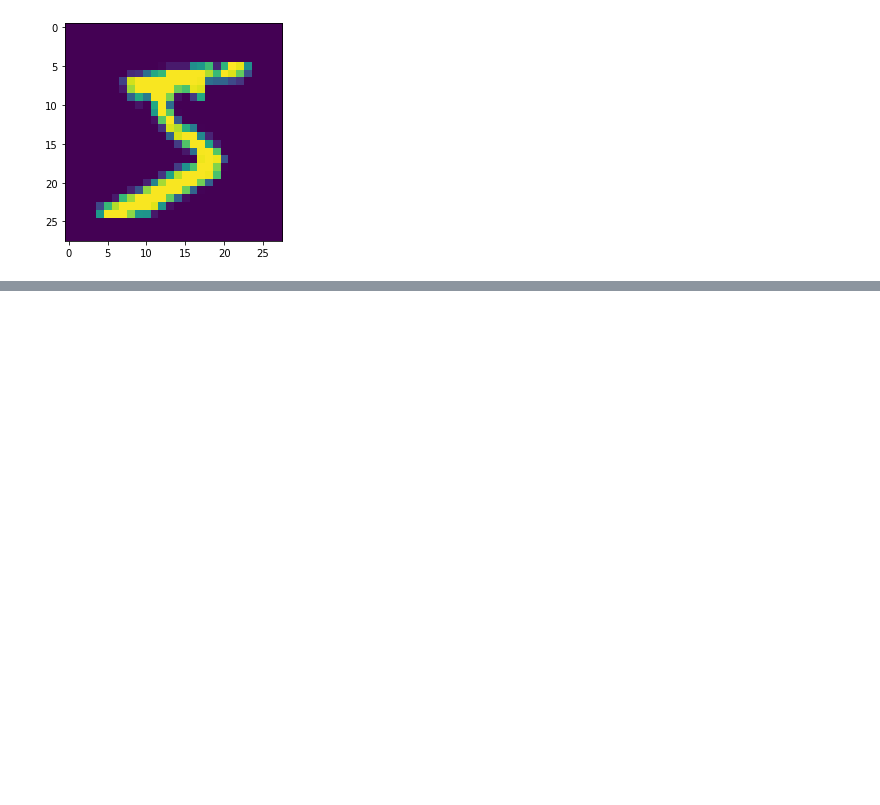
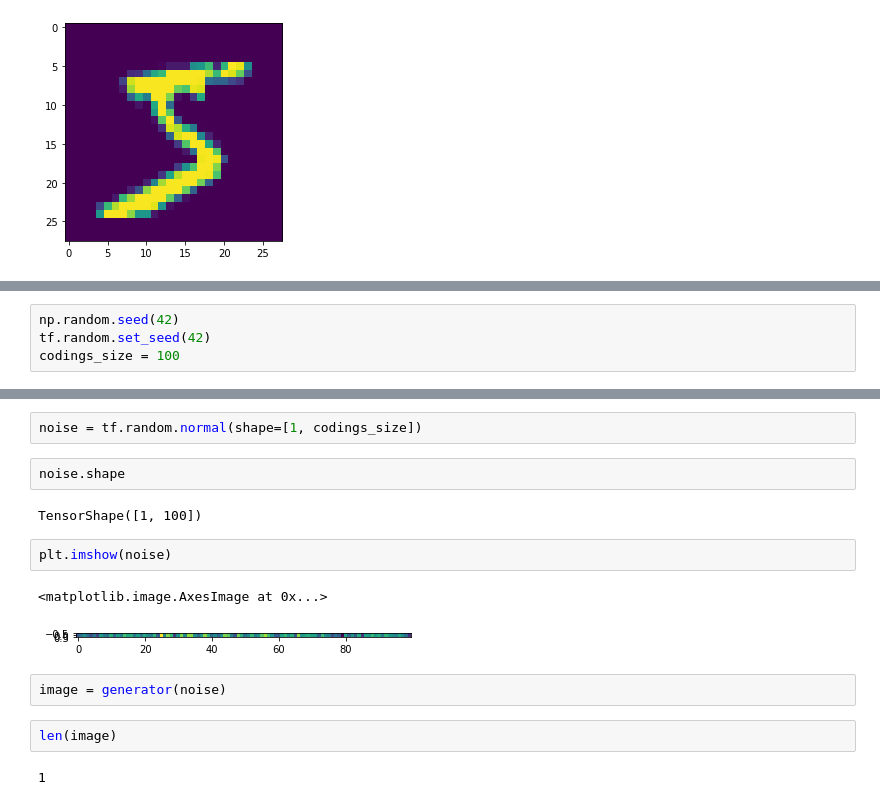
Before and after one commit to darszam/DeepLearning, a Jupyter notebook: GAN/Basic GAN.ipynb, the cells around one changed output, grey strips where cells are left out. Cells and saved outputs as stored; diff of their text form; blank space fills up the shorter version.

```diff
--- a/GAN/Basic GAN.ipynb
+++ b/GAN/Basic GAN.ipynb
@@ -75,0 +79,4 @@ plt.imshow(X_train[0])
+# %%
+np.random.seed(42)
+tf.random.set_seed(42)
+codings_size = 100
@@ -75,0 +241,17 @@ plt.imshow(X_train[0])
+# %%
+noise = tf.random.normal(shape=[1, codings_size])
+# %%
+noise.shape
+# %% [output]
+TensorShape([1, 100])
+# %%
+plt.imshow(noise)
+# %% [output]
+<matplotlib.image.AxesImage at 0x...>
+[figure, added]
+# %%
+image = generator(noise)
+# %%
+len(image)
+# %% [output]
+1
```
Also changed, not shown: parts of 23 cells of this notebook.
